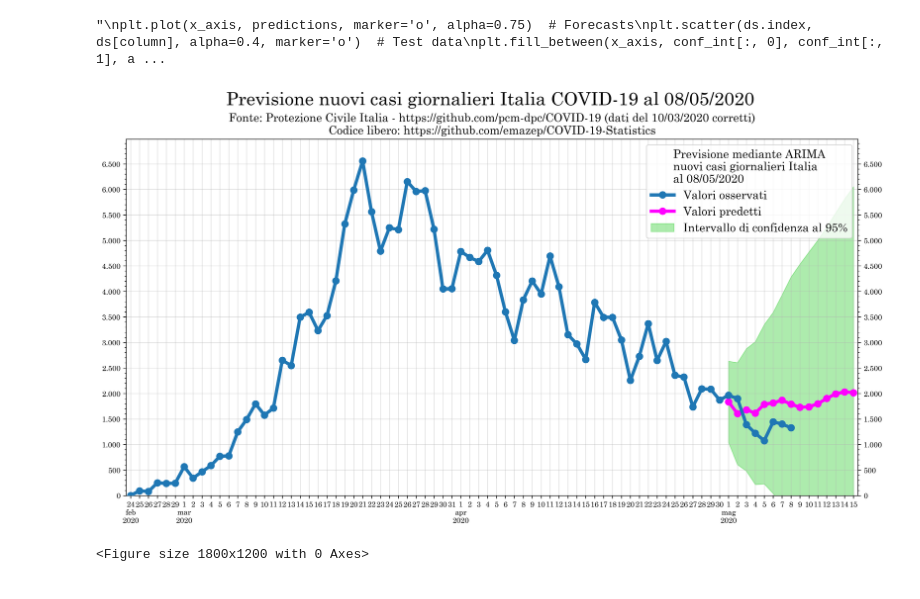
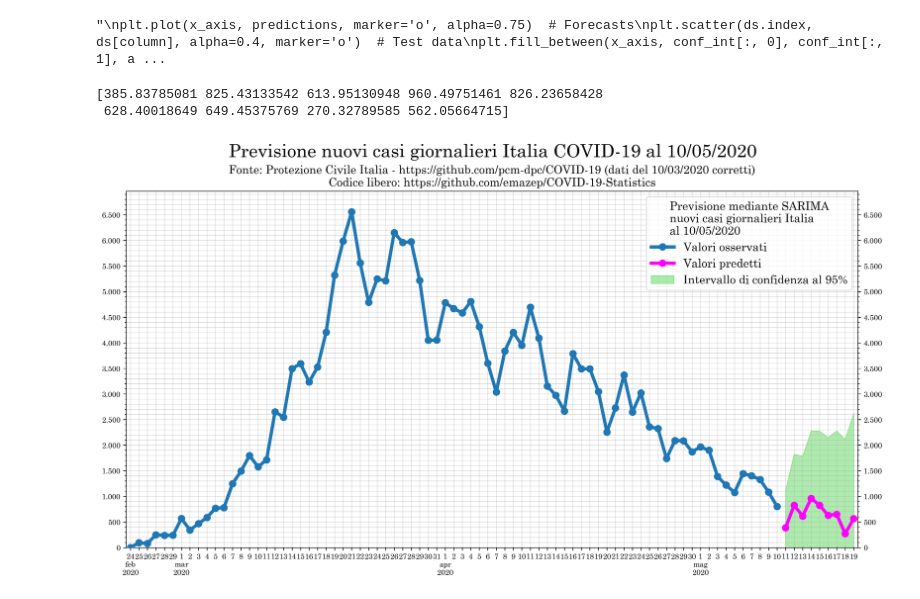
Before and after one commit to emazep/COVID-19-Statistics, a Jupyter notebook: src/italy_forecast_arima.ipynb, the cells around one changed output. Drawn from its saved outputs; the diff is of its cells as text; code cells hidden in the pictures.

```diff
--- a/src/italy_forecast_arima.ipynb
+++ b/src/italy_forecast_arima.ipynb
@@ -124,9 +124,9 @@ def make_arima_pred(ds, column, periods=10, m=1):
     start_day = ds.index.max() + dt.timedelta(days=1)
     x_pred = pd.date_range(start=start_day, periods=periods)
 
-    arima = pm.auto_arima(ds[column], suppress_warnings=True, m=m, stepwise=False, n_jobs=4, max_order=12, maxiter=200)
+    arima = pm.auto_arima(ds[column], suppress_warnings=True, m=m, stepwise=False, n_jobs=4, max_order=9, maxiter=200)
     predictions, conf_int = arima.predict(n_periods=periods, return_conf_int=True)
-    return x_pred, predictions, conf_int
+    return x_pred, predictions, conf_int, arima
 # %%
 SUBTITLE = 'Fonte: Protezione Civile Italia - https://github.com/pcm-dpc/COVID-19 (dati del 10/03/2020 corretti)\nCodice libero: https://github.com/emazep/COVID-19-Statistics'
 SUBTITLE_NO_CORR = 'Fonte: Protezione Civile Italia - https://github.com/pcm-dpc/COVID-19\nCodice libero: https://github.com/emazep/COVID-19-Statistics'
@@ -161,7 +161,7 @@ def plot_predictions(ds, column, x_axis, predictions, conf_int, suptitle, legend
     ax.tick_params(axis='x', which='both', labelsize=DATE_SIZE)
     ax.xaxis.grid(True, which='both', alpha=ALPHA)
 
-    ax.yaxis.grid(True, which='major', alpha=ALPHA)
+    ax.yaxis.grid(True, which='both', alpha=ALPHA)
     ax.yaxis.set_major_locator(ticker.MultipleLocator(y_major))
     ax.yaxis.set_minor_locator(ticker.MultipleLocator(y_minor))
     ax.yaxis.set_major_formatter(ticker.FuncFormatter(lambda x, p: f'{x:n}'))
@@ -174,12 +174,12 @@ def plot_predictions(ds, column, x_axis, predictions, conf_int, suptitle, legend
     set_xlim(ax, x_axis, SLACK, min_date=min_date if min_date else ds.index.min())
     ax.set_ylim(bottom=0)
 
-    ax.legend(title='Previsione mediante ARIMA\n'+legend_title+'\nal '+last_date_str, fontsize=14)
+    ax.legend(title='Previsione mediante SARIMA\n'+legend_title+'\nal '+last_date_str, fontsize=14)
 
     ax.set_title(SUBTITLE, fontsize=14)
-    plt.suptitle('    Previsione '+suptitle+' COVID-19 al '+last_date_str, fontsize=22)
+    plt.suptitle('     Previsione '+suptitle+' COVID-19 al '+last_date_str, fontsize=22)
 
-    plt.show()
+    #plt.show()
 
     return plt.gcf()
 # %%
@@ -193,14 +193,16 @@ plt.show()
 # %% [output]
 "\nplt.plot(x_axis, predictions, marker='o', alpha=0.75)  # Forecasts\nplt.scatter(ds.index, ds[column], alpha=0.4, marker='o')  # Test data\nplt.fill_between(x_axis, conf_int[:, 0], conf_int[:, 1], a ...
 # %%
-FROM = date.fromisoformat('2020-03-21')
+FROM = date.fromisoformat('2020-05-09')
 #ds = ds_it[FROM:]
 ds = ds_it
 column = 'totale_casi_DELTA'
-x_pred, predictions, conf_int = make_arima_pred(ds, column, periods=6, m=7)
+x_pred, predictions, conf_int, arima = make_arima_pred(ds, column, periods=9, m=7)
+print(predictions)
 fig_ARIMA_totale_casi_DELTA = plot_predictions(
     ds, column, x_pred, predictions, conf_int, 'nuovi casi giornalieri Italia', 'nuovi casi giornalieri Italia', y_major=500, y_minor=100
 )
 # %% [output]
+[385.83785081 825.43133542 613.95130948 960.49751461 826.23658428
+ 628.40018649 649.45375769 270.32789585 562.05664715]
-[figure, old version]
+[figure, new version]
-<Figure size 1800x1200 with 0 Axes>
```
Also changed, not shown: parts of 9 cells of this notebook, 2 other files.
